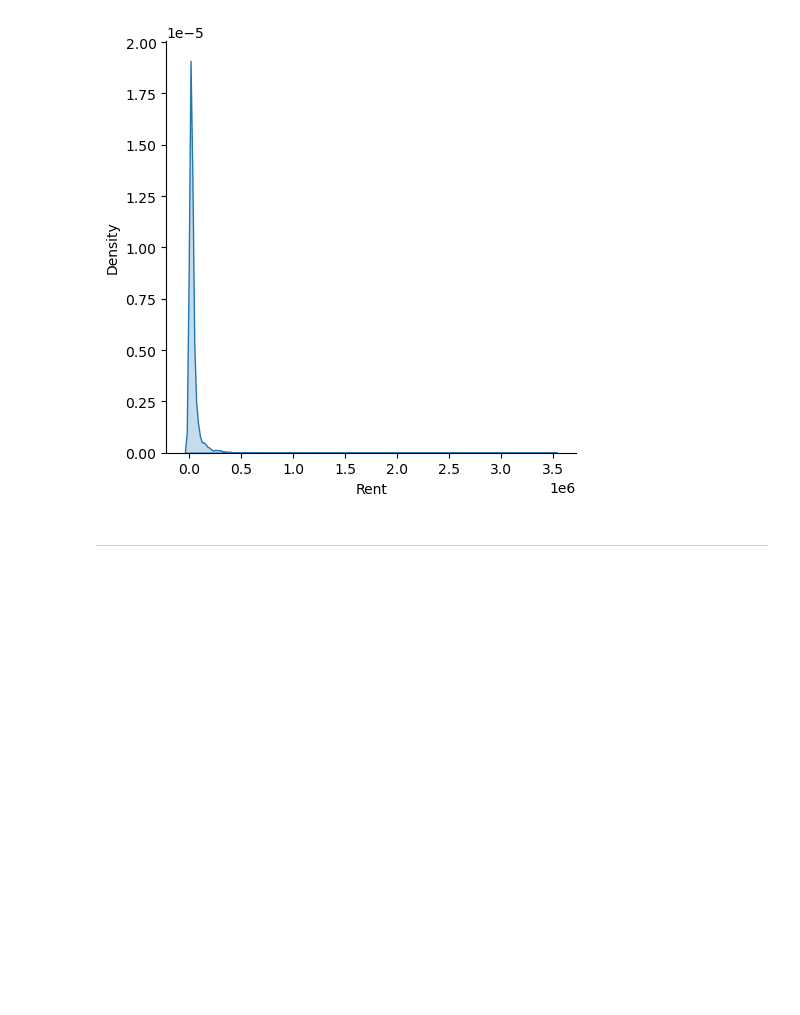
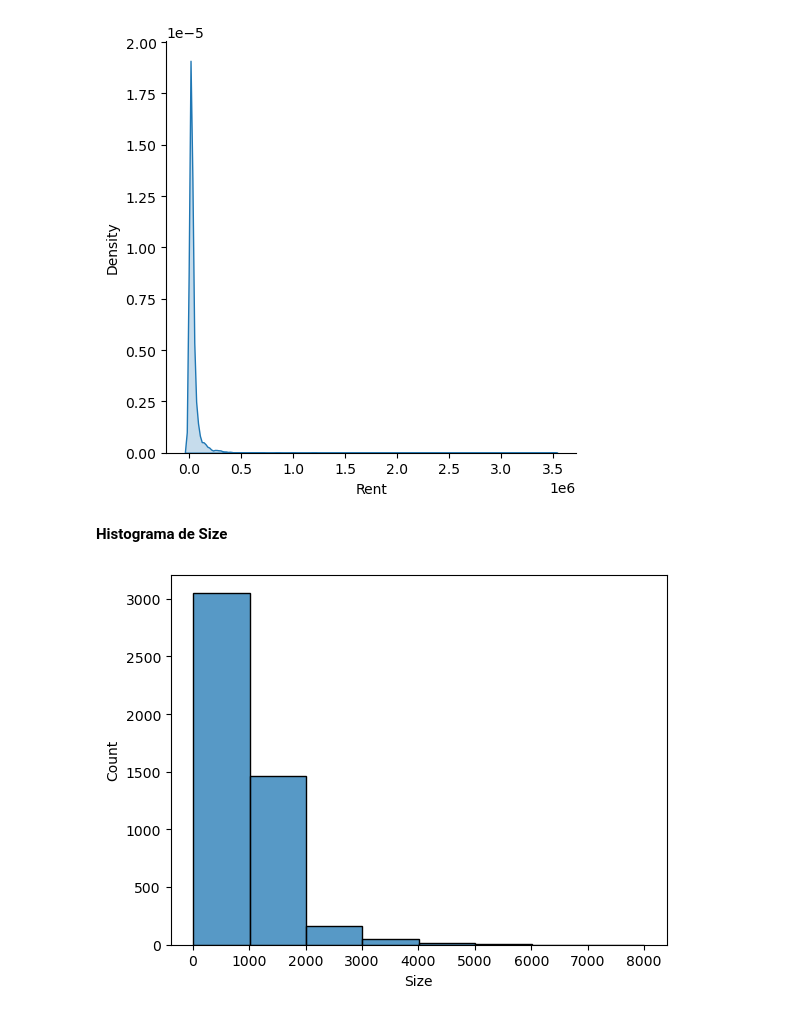
Before and after one commit to jbernalg/Learning_Data, a Jupyter notebook: Course_ML2/Semana_08/JeinffersonBernal_reto7_ML2.ipynb, the cells around one changed output. Cells and saved outputs as stored; diff of their text form; code cells hidden in the pictures; blank space fills up the shorter version.

```diff
--- a/Course_ML2/Semana_08/JeinffersonBernal_reto7_ML2.ipynb
+++ b/Course_ML2/Semana_08/JeinffersonBernal_reto7_ML2.ipynb
@@ -120,4 +120,8 @@ sns.displot(df, x='Rent', kind='kde', fill=True);
 # %% [output]
 [figure]
 # %% [markdown]
-____
+__Histograma de Size__
+# %%
+sns.histplot(df, x='Size', bins=8);
+# %% [output]
+[figure, added]
```
Also changed, not shown: parts of 2 cells of this notebook.
